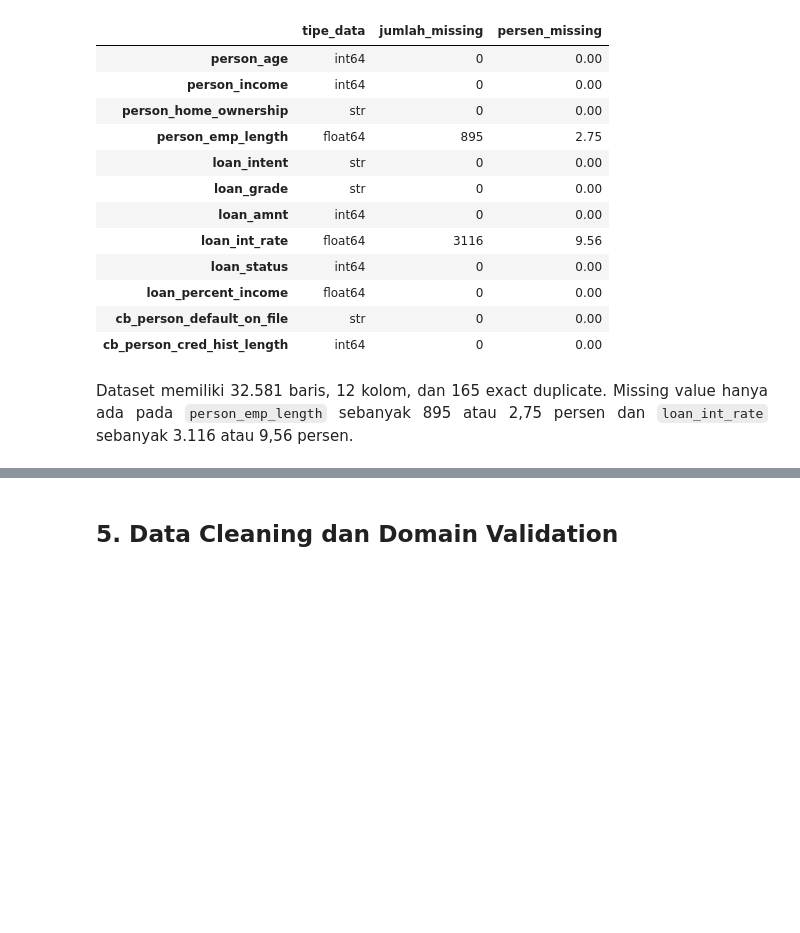
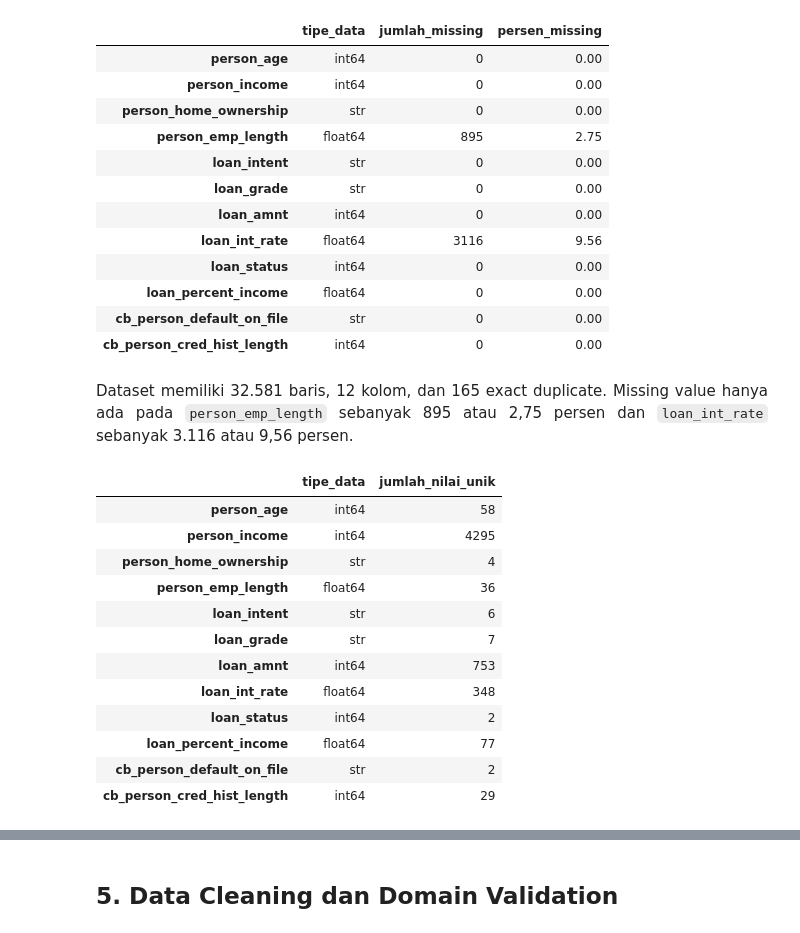
Before and after one commit to khansafiryal/Preprocessing_DSMBC, a Jupyter notebook: DSMBC_Day2_Preprocessing.ipynb, the cells around one changed output, grey strips where cells are left out. Saved outputs shown, nothing was run; the diff lists cells and outputs as text; code cells hidden in the pictures; blank space fills up the shorter version.

```diff
--- a/DSMBC_Day2_Preprocessing.ipynb
+++ b/DSMBC_Day2_Preprocessing.ipynb
@@ -136,3 +136,25 @@ Jumlah exact duplicate: 165
 | cb_person_cred_hist_length | int64 | 0 | 0.00 |
 # %% [markdown]
 <div style="text-align: justify; line-height: 1.65;">Dataset memiliki 32.581 baris, 12 kolom, dan 165 exact duplicate. Missing value hanya ada pada <code>person_emp_length</code> sebanyak 895 atau 2,75 persen dan <code>loan_int_rate</code> sebanyak 3.116 atau 9,56 persen.</div>
+# %%
+# hitung jumlah nilai unik tiap variabel untuk membedakan variabel kategorikal, diskrit, dan kontinu
+unique_summary = pd.DataFrame({
+    "tipe_data": df.dtypes.astype(str),
+    "jumlah_nilai_unik": df.nunique()
+})
+
+display(unique_summary)
+# %% [output]
+|  | tipe_data | jumlah_nilai_unik |
+| person_age | int64 | 58 |
+| person_income | int64 | 4295 |
+| person_home_ownership | str | 4 |
+| person_emp_length | float64 | 36 |
+| loan_intent | str | 6 |
+| loan_grade | str | 7 |
+| loan_amnt | int64 | 753 |
+| loan_int_rate | float64 | 348 |
+| loan_status | int64 | 2 |
+| loan_percent_income | float64 | 77 |
+| cb_person_default_on_file | str | 2 |
+| cb_person_cred_hist_length | int64 | 29 |
```
Also changed, not shown: parts of 5 cells of this notebook, 4 other files.
